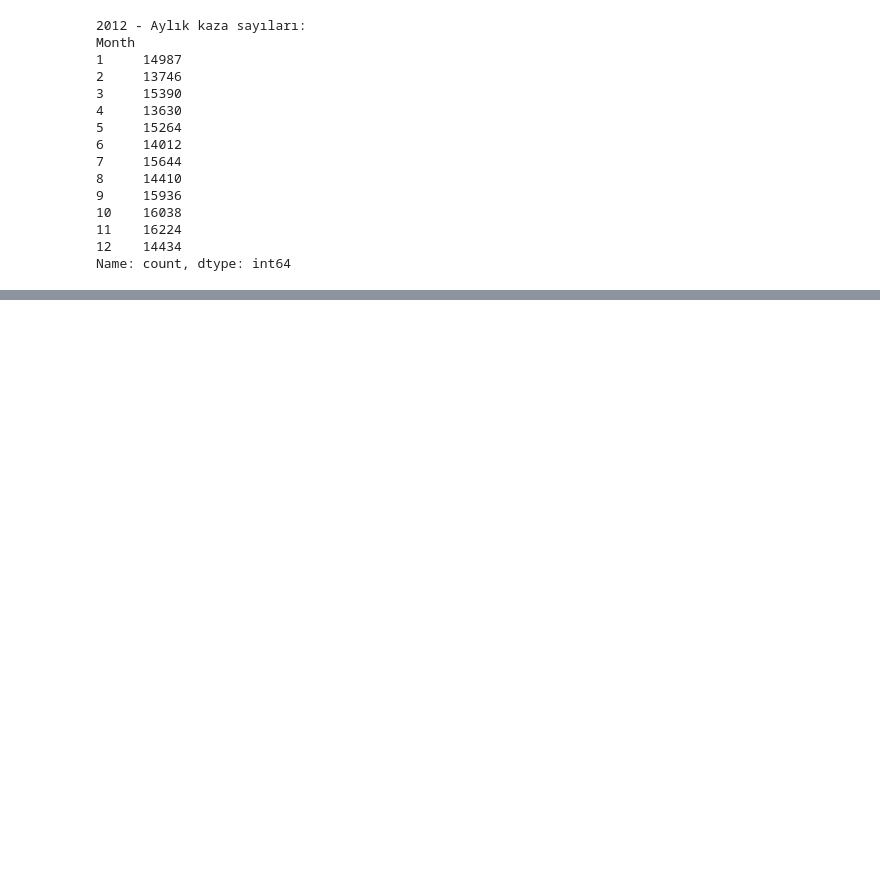
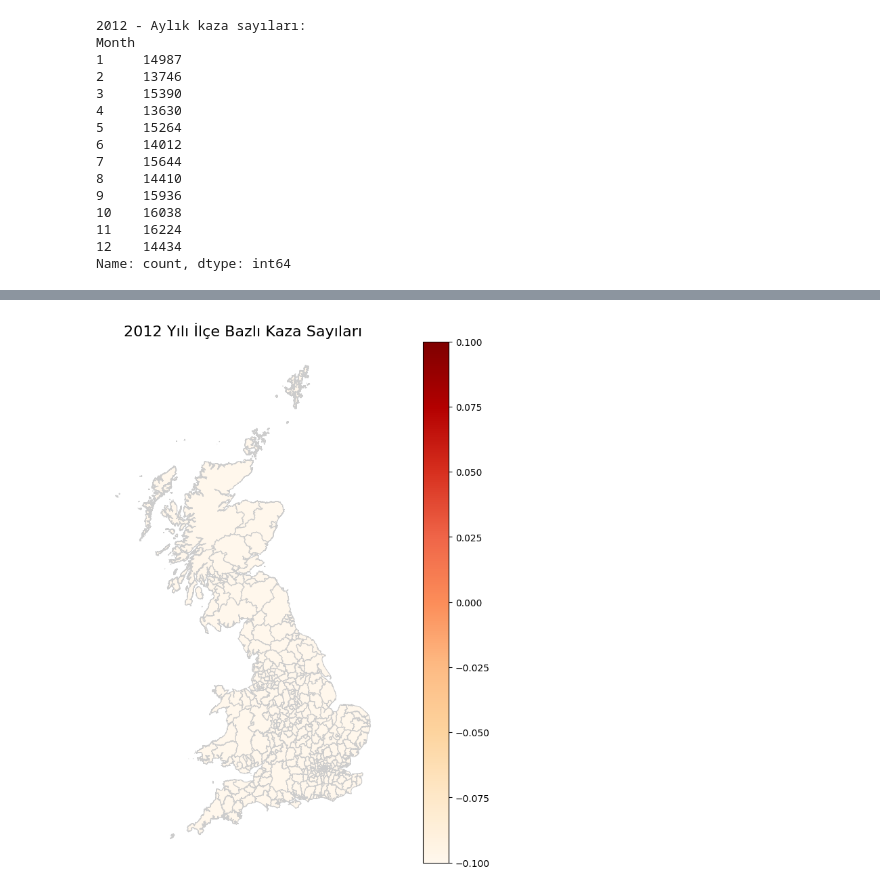
Before and after one commit to ertecino/Trafik-Kazalar-Analizi, a Jupyter notebook: trafik-kazalar-analizi.ipynb, the cells around one changed output, grey strips where cells are left out. Saved outputs shown, nothing was run; the diff lists cells and outputs as text; code cells hidden in the pictures; blank space fills up the shorter version.

```diff
--- a/trafik-kazalar-analizi.ipynb
+++ b/trafik-kazalar-analizi.ipynb
@@ -741,0 +974,35 @@ Name: count, dtype: int64
+# %%
+import pandas as pd
+import geopandas as gpd
+import matplotlib.pyplot as plt
+
+# GeoJSON veri setini oku
+geo_df = gpd.read_file('/kaggle/input/2000-16-traffic-flow-england-scotland-wales/Local_Authority_Districts_Dec_2016.geojson')
+
+# Kaza verisini oku
+accidents_df = pd.read_csv('/kaggle/input/2000-16-traffic-flow-england-scotland-wales/accidents_2012_to_2014.csv')
+
+# 2012 yılını filtrele
+local_accidents_2012 = accidents_df[accidents_df['Year'] == 2012]
+
+# İlçeye göre kaza sayısını gruplandır
+accidents_by_district = local_accidents_2012.groupby('Local_Authority_(District)').size().reset_index(name='Accident_Count')
+
+# İlçe sütunlarını string'e çevir (tip uyuşmazlığını çözmek için)
+accidents_by_district['Local_Authority_(District)'] = accidents_by_district['Local_Authority_(District)'].astype(str)
+geo_df['lad16nm'] = geo_df['lad16nm'].astype(str)
+
+# GeoDataFrame ile kaza verisini birleştir
+merged = geo_df.merge(accidents_by_district, how='left', left_on='lad16nm', right_on='Local_Authority_(District)')
+
+# NaN değerleri sıfırla (kaza olmayan bölgeler için)
+merged['Accident_Count'] = merged['Accident_Count'].fillna(0)
+
+# Haritayı çiz
+fig, ax = plt.subplots(1, 1, figsize=(15, 10))
+merged.plot(column='Accident_Count', cmap='OrRd', linewidth=0.8, ax=ax, edgecolor='0.8', legend=True)
+ax.set_title('2012 Yılı İlçe Bazlı Kaza Sayıları', fontdict={'fontsize': 16})
+ax.axis('off')
+plt.show()
+# %% [output]
+[figure, added]
```
Also changed, not shown: parts of 34 cells of this notebook.
